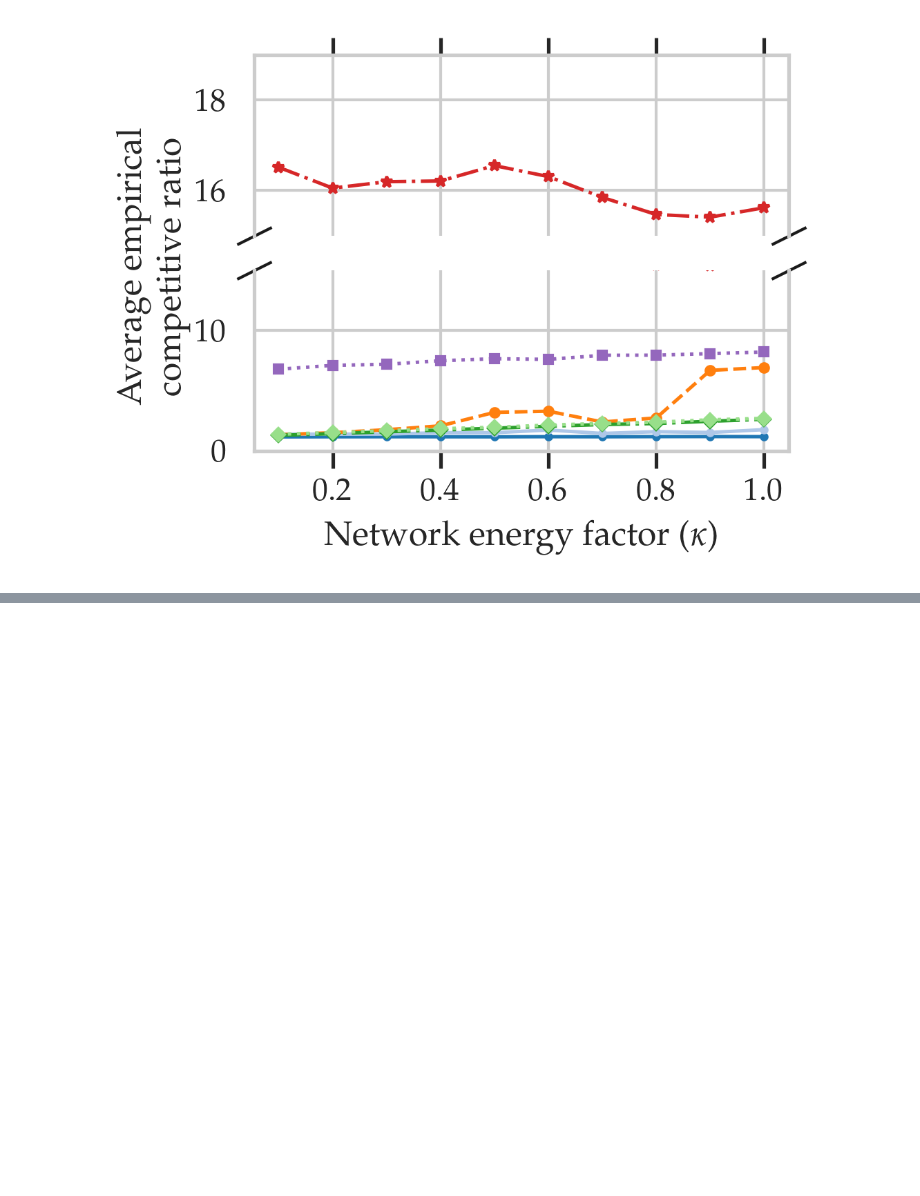
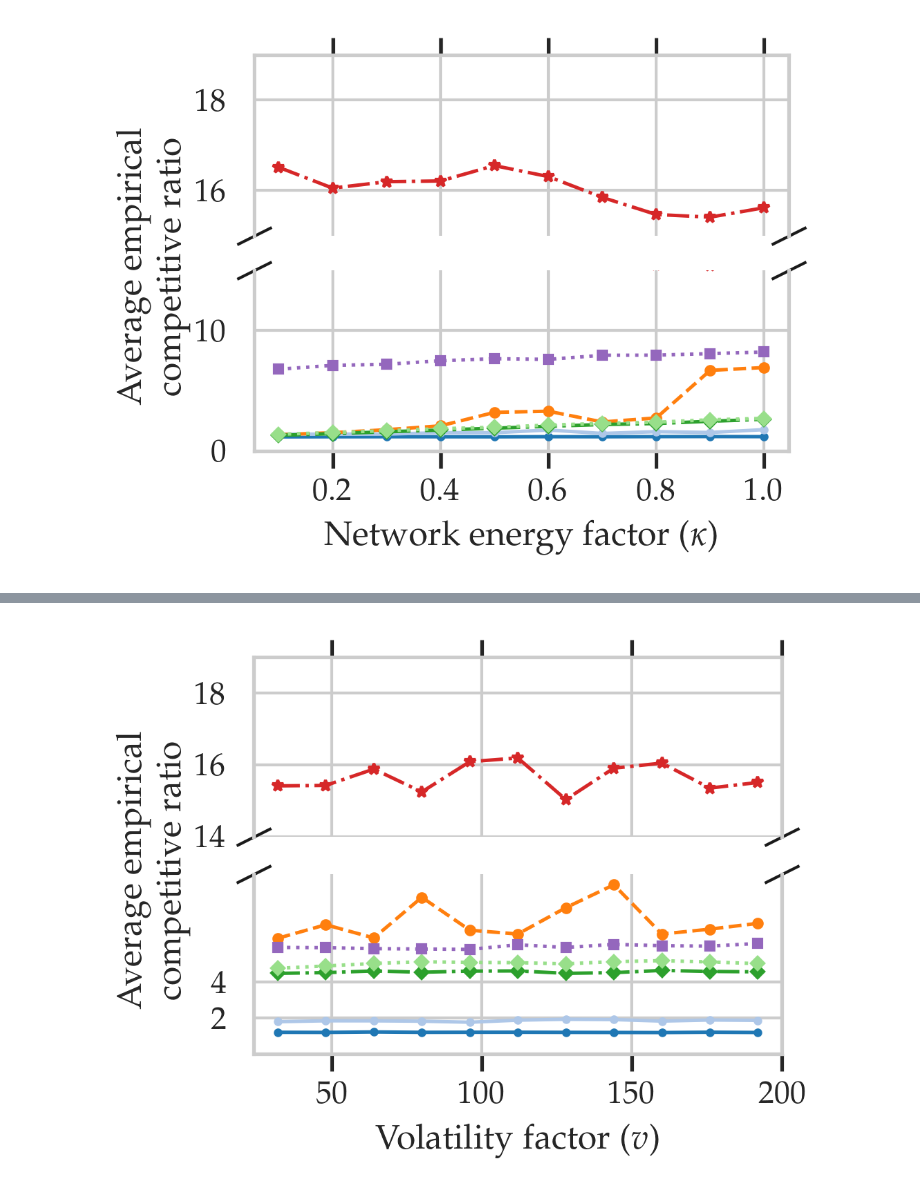
Before and after one commit to umassos/caslb-experiments, a Jupyter notebook: plotting.ipynb, the cells around one changed output, grey strips where cells are left out. Cells and saved outputs as stored; diff of their text form; code cells hidden in the pictures; blank space fills up the shorter version.

```diff
--- a/plotting.ipynb
+++ b/plotting.ipynb
@@ -510,34 +512,36 @@ for ax in [ax1, ax2]:
     ax.plot(volatilityxaxis, clip2s, color=colorDict["clip2"], label="$\\textsc{CarbonClipper}[\\varepsilon = 2]$", marker='.', linestyle='solid', markersize=4, linewidth=lw)
     ax.plot(volatilityxaxis, pcms, color=colorDict["pcm"], label="$\\textsc{PCM}$", marker='o', linestyle='dashed', markersize=3, linewidth=lw)
     ax.plot(volatilityxaxis, greedys, color=colorDict["greedy"], label="greedy policy", marker='D', linestyle='dashdot', markersize=3, linewidth=lw)
     ax.plot(volatilityxaxis, delayGreedys, color=colorDict["delayGreedy"], label="delayed greedy", marker='D', linestyle='dotted', markersize=3, linewidth=lw)
     ax.plot(volatilityxaxis, agnostics, color=colorDict["agnostic"], label="agnostic", marker='*', linestyle='dashdot', markersize=4, linewidth=lw)
     ax.plot(volatilityxaxis, constThresholds, color=colorDict["simple threshold"], label="simple threshold", marker='s', linestyle='dotted', markersize=3, linewidth=lw)
 # zoom-in / limit the view to different portions of the data
 ax1.set_ylim(14, 19)  # outliers only
-ax2.set_ylim(0, 5)  # most of the data
+ax2.set_ylim(0, 10)  # most of the data
 
 # hide the spines between ax and ax2
 ax1.spines.bottom.set_visible(False)
 ax2.spines.top.set_visible(False)
 ax1.xaxis.tick_top()
 ax1.tick_params(labeltop=False)  # don't put tick labels at the top
 ax2.xaxis.tick_bottom()
 
 # Now, let's turn towards the cut-out slanted lines.
 d = .5  # proportion of vertical to horizontal extent of the slanted line
 kwargs = dict(marker=[(-1, -d), (1, d)], markersize=12,
               linestyle="none", color='k', mec='k', mew=1, clip_on=False)
 
 ax1.plot([0, 1], [0, 0], transform=ax1.transAxes, **kwargs)
 ax2.plot([0, 1], [1, 1], transform=ax2.transAxes, **kwargs)
 ax1.set_yticks([14, 16, 18])
 ax2.set_yticks([2, 4])
 plt.xlabel("Volatility factor ($v$)")
 plt.ylabel("Average empirical\n competitive ratio", fontsize=12)
 ax2.yaxis.set_label_coords(-0.12,1.02)
 plt.tight_layout(pad=0.0)
 plt.savefig("plots/volatility.pdf", bbox_inches='tight', pad_inches=0)
+# %% [output]
+[figure, added]
 # %%
 ######################### plotting energy data
 
```
Also changed, not shown: parts of 1 cell of this notebook, 4 other files.
